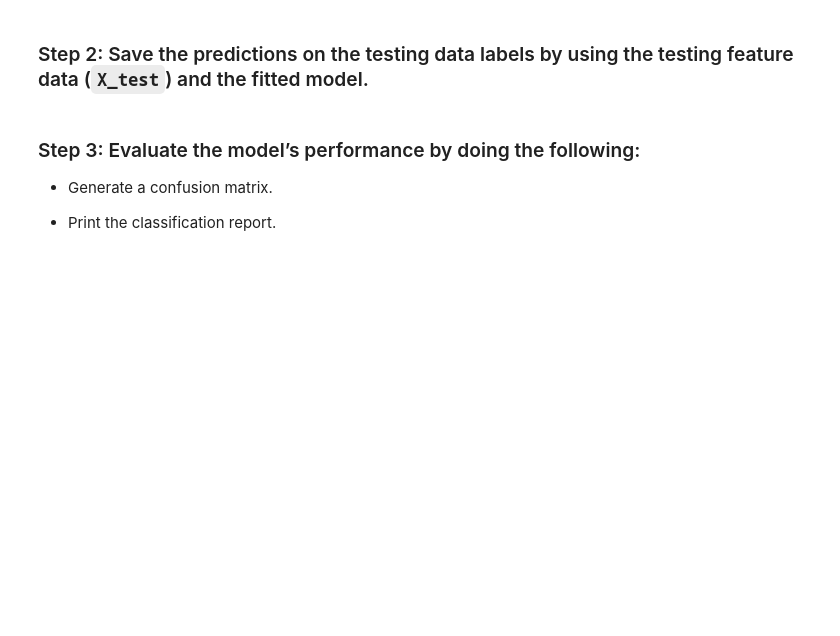
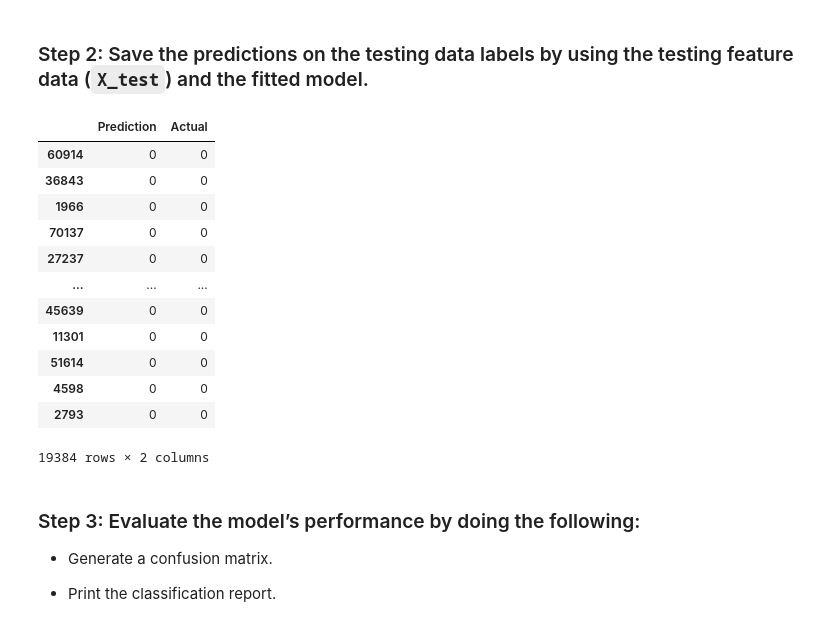
Before and after one commit to msi33/credit-risk-classification, a Jupyter notebook: Credit_Risk/credit_risk_classification.ipynb, the cells around one changed output. Cells and saved outputs as stored; diff of their text form; code cells hidden in the pictures; blank space fills up the shorter version.

```diff
--- a/Credit_Risk/credit_risk_classification.ipynb
+++ b/Credit_Risk/credit_risk_classification.ipynb
@@ -104,3 +103,7 @@ logistic_regression_model.__dict__
  'warm_start': False,
  'n_jobs': None,
  'l1_ratio': None}
+# %%
+# Fit the model using training data
+model = logistic_regression_model.fit(X_train, y_train)
+model
@@ -108,7 +120,24 @@ logistic_regression_model.__dict__
 ### Step 2: Save the predictions on the testing data labels by using the testing feature data (`X_test`) and the fitted model.
 # %%
 # Make a prediction using the testing data
-# YOUR CODE HERE!
+test_prediction = logistic_regression_model.predict(X_test)
+test_predictions
+
+pd.DataFrame({"Prediction": test_predictions, "Actual": y_test})
+# %% [output]
+|  | Prediction | Actual |
+| 60914 | 0 | 0 |
+| 36843 | 0 | 0 |
+| 1966 | 0 | 0 |
+| 70137 | 0 | 0 |
+| 27237 | 0 | 0 |
+| ... | ... | ... |
+| 45639 | 0 | 0 |
+| 11301 | 0 | 0 |
+| 51614 | 0 | 0 |
+| 4598 | 0 | 0 |
+| 2793 | 0 | 0 |
+19384 rows × 2 columns
 # %% [markdown]
 ### Step 3: Evaluate the model’s performance by doing the following:
 
```
Also changed, not shown: parts of 2 cells of this notebook.
